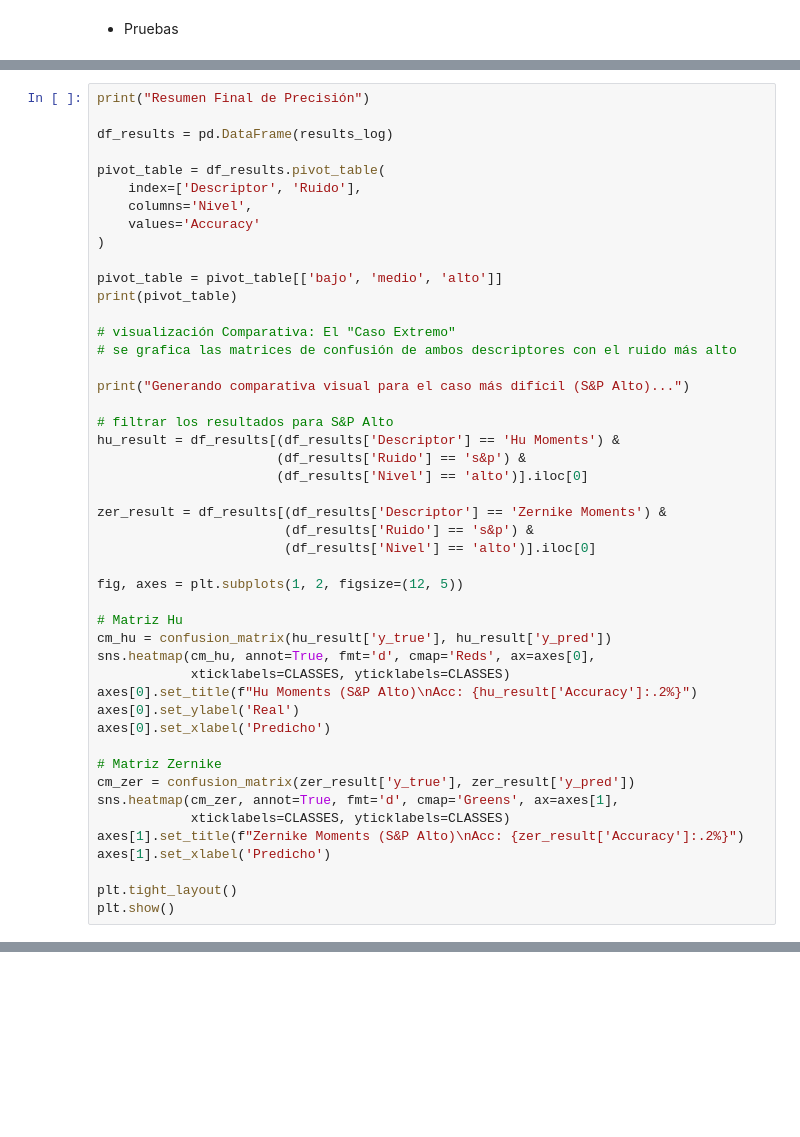
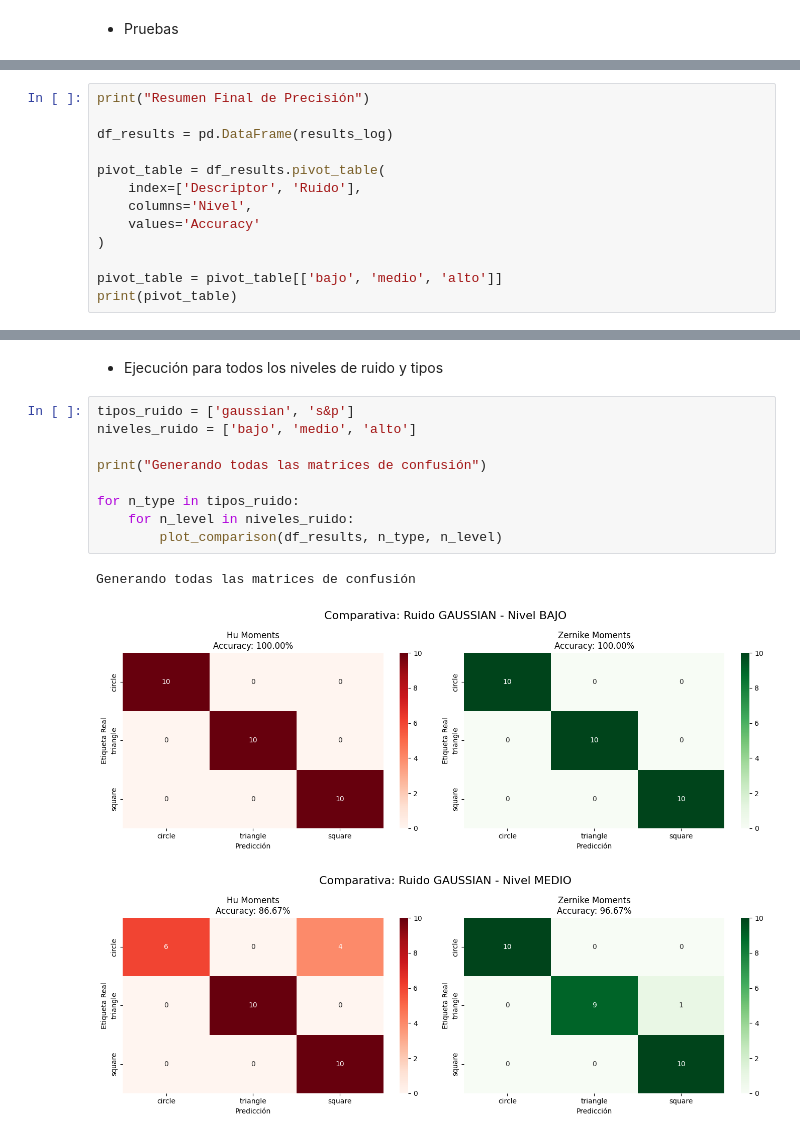
Before and after one commit to FepDev25/Practica-An-lisis-comparativo-de-robustez-entre-Momentos-de-Hu-y-Zernike, a Jupyter notebook: parte1/notebook.ipynb, the cells around one changed output, grey strips where cells are left out. Cells and saved outputs as stored; diff of their text form; blank space fills up the shorter version.

Commit message:
Ft: Agregando grafica de matriz de confusion para cada nivel de ruido junto con cada tipo de momento

```diff
--- a/parte1/notebook.ipynb
+++ b/parte1/notebook.ipynb
@@ -520,40 +520,6 @@ pivot_table = df_results.pivot_table(
 
 pivot_table = pivot_table[['bajo', 'medio', 'alto']]
 print(pivot_table)
-
-# visualización Comparativa: El "Caso Extremo"
-# se grafica las matrices de confusión de ambos descriptores con el ruido más alto
-
-print("Generando comparativa visual para el caso más difícil (S&P Alto)...")
-
-# filtrar los resultados para S&P Alto
-hu_result = df_results[(df_results['Descriptor'] == 'Hu Moments') &
-                       (df_results['Ruido'] == 's&p') &
-                       (df_results['Nivel'] == 'alto')].iloc[0]
-
-zer_result = df_results[(df_results['Descriptor'] == 'Zernike Moments') &
-                        (df_results['Ruido'] == 's&p') &
-                        (df_results['Nivel'] == 'alto')].iloc[0]
-
-fig, axes = plt.subplots(1, 2, figsize=(12, 5))
-
-# Matriz Hu
-cm_hu = confusion_matrix(hu_result['y_true'], hu_result['y_pred'])
-sns.heatmap(cm_hu, annot=True, fmt='d', cmap='Reds', ax=axes[0],
-            xticklabels=CLASSES, yticklabels=CLASSES)
-axes[0].set_title(f"Hu Moments (S&P Alto)\nAcc: {hu_result['Accuracy']:.2%}")
-axes[0].set_ylabel('Real')
-axes[0].set_xlabel('Predicho')
-
-# Matriz Zernike
-cm_zer = confusion_matrix(zer_result['y_true'], zer_result['y_pred'])
-sns.heatmap(cm_zer, annot=True, fmt='d', cmap='Greens', ax=axes[1],
-            xticklabels=CLASSES, yticklabels=CLASSES)
-axes[1].set_title(f"Zernike Moments (S&P Alto)\nAcc: {zer_result['Accuracy']:.2%}")
-axes[1].set_xlabel('Predicho')
-
-plt.tight_layout()
-plt.show()
 # %% [output]
 Resumen Final de Precisión
 Nivel                     bajo     medio      alto
@@ -566,0 +574,15 @@ Generando comparativa visual para el caso más difícil (S&P Alto)...
+# %% [markdown]
+- Ejecución para todos los niveles de ruido y tipos
+# %%
+tipos_ruido = ['gaussian', 's&p']
+niveles_ruido = ['bajo', 'medio', 'alto']
+
+print("Generando todas las matrices de confusión")
+
+for n_type in tipos_ruido:
+    for n_level in niveles_ruido:
+        plot_comparison(df_results, n_type, n_level)
+# %% [output]
+Generando todas las matrices de confusión
+[figure, added]
+[figure, added]
```
Also changed, not shown: parts of 8 cells of this notebook.
